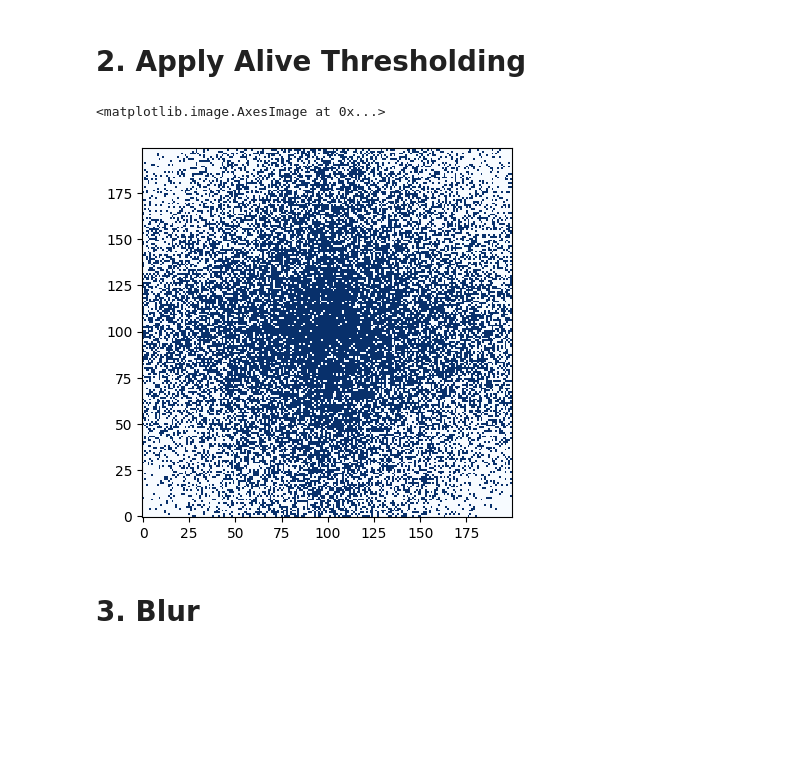
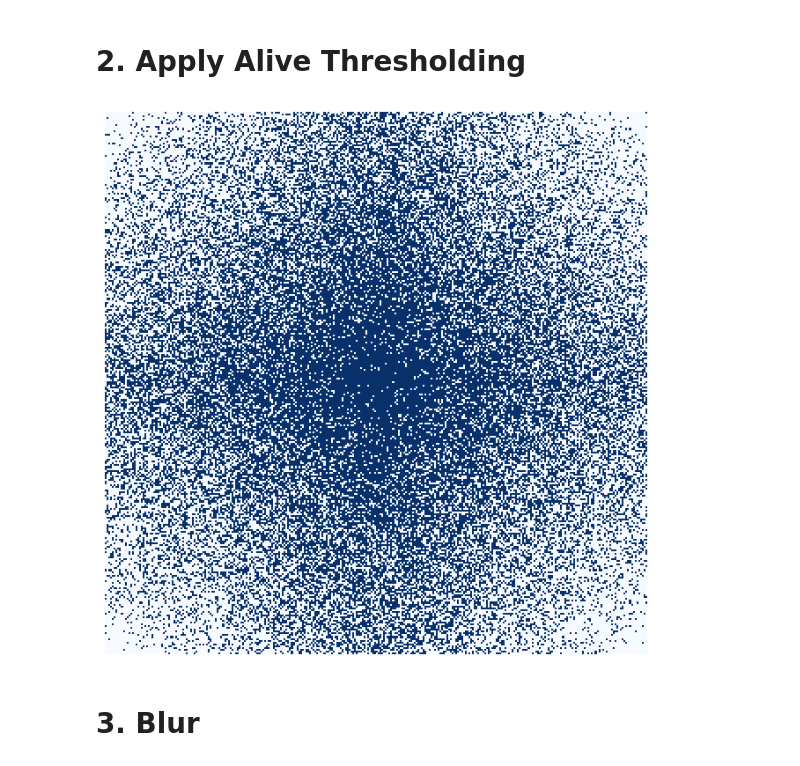
Before and after one commit to lucaswarwick02/untitled_farm_game, a Jupyter notebook: notebooks/island_generation.ipynb, the cells around one changed output. Saved outputs shown, nothing was run; the diff lists cells and outputs as text; code cells hidden in the pictures; blank space fills up the shorter version.

```diff
--- a/notebooks/island_generation.ipynb
+++ b/notebooks/island_generation.ipynb
@@ -33,21 +56,16 @@ plt.imshow(grid, cmap='Blues', interpolation='nearest', origin='lower')
 # %% [markdown]
 # 2. Apply Alive Thresholding
-# %%
-def alive_threshold(grid):
-    for y in range(SIZE):
-        for x in range(SIZE):
-            if random.random() < grid[y, x]:
-                grid[y, x] = 1
-            else:
-                grid[y, x] = 0
-
-    return grid
-
-grid = alive_threshold(grid)
-
-plt.imshow(grid, cmap='Blues', interpolation='nearest', origin='lower')
-# %% [output]
-<matplotlib.image.AxesImage at 0x...>
-[figure, removed]
+# %%
+aliveMap = np.zeros(shape=(IslandSize, IslandSize))
+for x in range(IslandSize):
+    for y in range(IslandSize):
+        if random.random() < probabilityMap[x, y]:
+            aliveMap[x, y] = 1
+        else:
+            aliveMap[x, y] = 0
+# %%
+imshow(aliveMap)
+# %% [output]
+[figure, added]
 # %% [markdown]
 # 3. Blur
```
Also changed, not shown: parts of 19 cells of this notebook, 12 other files.
